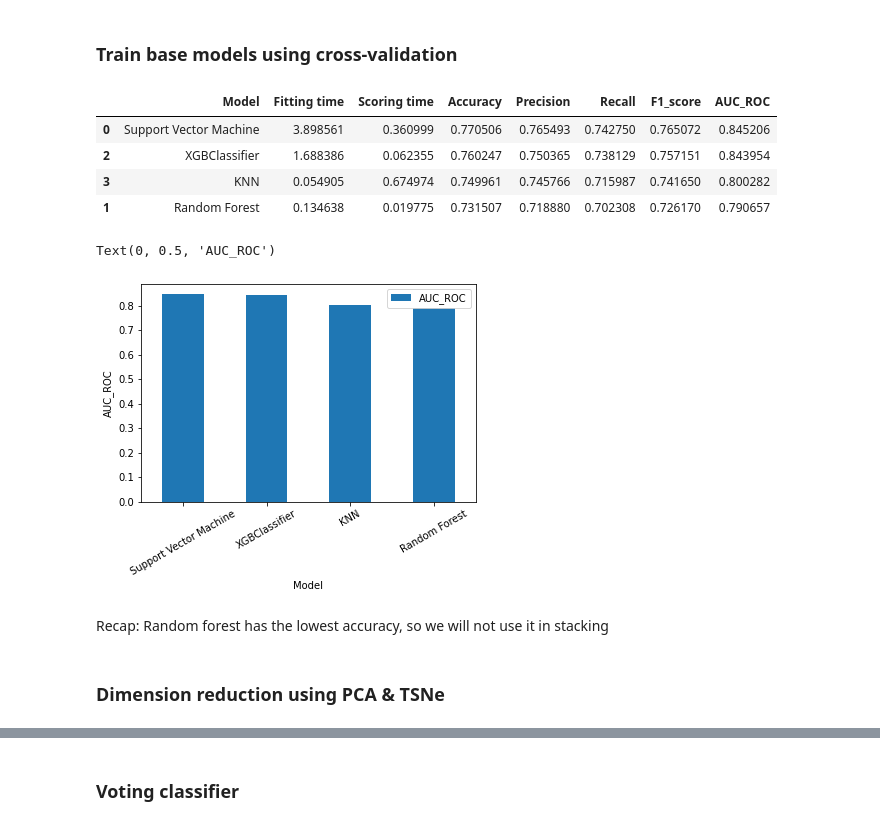
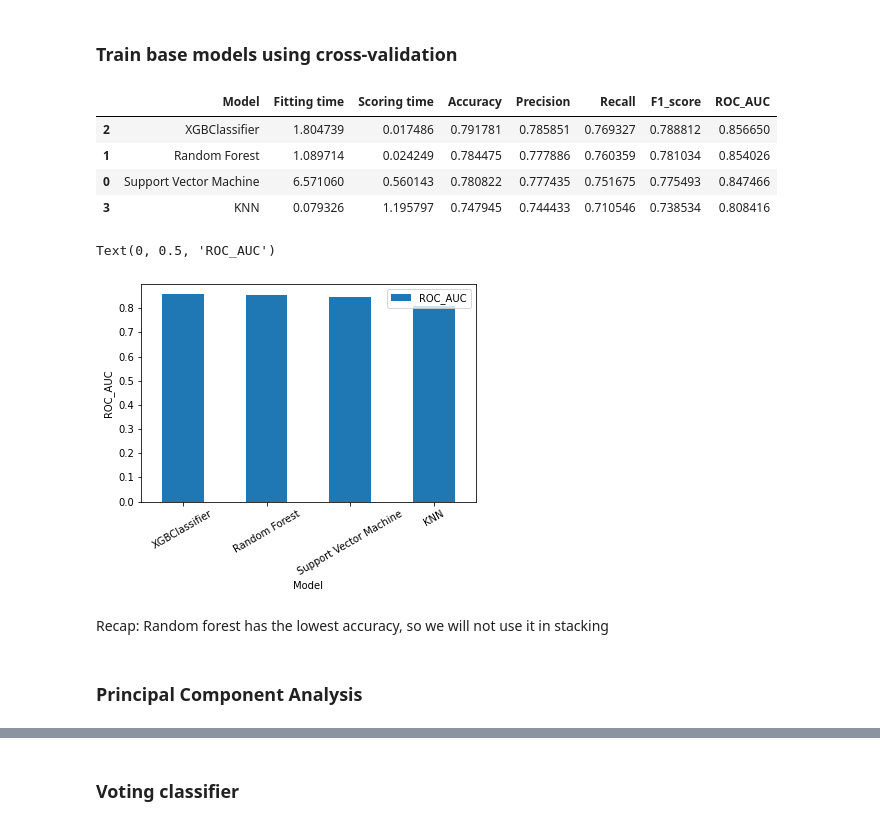
Before and after one commit to StefanPushkov/TestDocker, a Jupyter notebook: jupyter/ClassicML.ipynb, the cells around one changed output, grey strips where cells are left out. Cells and saved outputs as stored; diff of their text form; code cells hidden in the pictures.

```diff
--- a/jupyter/ClassicML.ipynb
+++ b/jupyter/ClassicML.ipynb
@@ -141,7 +158,7 @@ xgb_clf = XGBClassifier()
 scoring = ['accuracy', 'precision_macro', 'recall_macro' , 'f1_weighted', 'roc_auc']
 
 # Train with cross_validation
-scores_xgb = cross_validate(xgb_clf, X_train, Y_train, scoring=scoring, cv=5)
+scores_xgb = cross_validate(xgb_clf, X_std, y, scoring=scoring, cv=5)
 
 sorted(scores_xgb.keys())
 XGB_fit_time = scores_xgb['fit_time'].mean()
@@ -158,7 +175,7 @@ SVM = SVC(probability = True)
 scoring = ['accuracy','precision_macro', 'recall_macro' , 'f1_weighted', 'roc_auc']
 
 # Train with cross_validation
-scores_svm = cross_validate(SVM, X_train, Y_train, scoring=scoring, cv=5)
+scores_svm = cross_validate(SVM, X_std, y, scoring=scoring, cv=5)
 
 sorted(scores_svm.keys())
 SVM_fit_time = scores_svm['fit_time'].mean()
@@ -173,7 +190,9 @@ SVM_roc = scores_svm['test_roc_auc'].mean()
 KNN = KNeighborsClassifier()
 
 scoring = ['accuracy', 'precision_macro', 'recall_macro' , 'f1_weighted', 'roc_auc']
-scores_knn = cross_validate(KNN, X_train, Y_train, scoring=scoring, cv=5)
+
+# Train with cross_validation
+scores_knn = cross_validate(KNN, X_std, y, scoring=scoring, cv=5)
 
 sorted(scores_knn.keys())
 KNN_fit_time = scores_knn['fit_time'].mean()
@@ -193,23 +212,23 @@ models_initial = pd.DataFrame({
     'Precision'   : [SVM_precision, forest_precision, XGB_precision, KNN_precision],
     'Recall'      : [SVM_recall, forest_recall, XGB_recall, KNN_recall],
     'F1_score'    : [SVM_f1, forest_f1, XGB_f1, KNN_f1],
-    'AUC_ROC'     : [SVM_roc, forest_roc, XGB_roc, KNN_roc],
-    }, columns = ['Model', 'Fitting time', 'Scoring time', 'Accuracy', 'Precision', 'Recall', 'F1_score', 'AUC_ROC'])
+    'ROC_AUC'     : [SVM_roc, forest_roc, XGB_roc, KNN_roc],
+    }, columns = ['Model', 'Fitting time', 'Scoring time', 'Accuracy', 'Precision', 'Recall', 'F1_score', 'ROC_AUC'])
 
-models_initial.sort_values(by='AUC_ROC', ascending=False)
+models_initial.sort_values(by='ROC_AUC', ascending=False)
 # %% [output]
-|  | Model | Fitting time | Scoring time | Accuracy | Precision | Recall | F1_score | AUC_ROC |
-| 0 | Support Vector Machine | 3.898561 | 0.360999 | 0.770506 | 0.765493 | 0.742750 | 0.765072 | 0.845206 |
-| 2 | XGBClassifier | 1.688386 | 0.062355 | 0.760247 | 0.750365 | 0.738129 | 0.757151 | 0.843954 |
-| 3 | KNN | 0.054905 | 0.674974 | 0.749961 | 0.745766 | 0.715987 | 0.741650 | 0.800282 |
-| 1 | Random Forest | 0.134638 | 0.019775 | 0.731507 | 0.718880 | 0.702308 | 0.726170 | 0.790657 |
+|  | Model | Fitting time | Scoring time | Accuracy | Precision | Recall | F1_score | ROC_AUC |
+| 2 | XGBClassifier | 1.804739 | 0.017486 | 0.791781 | 0.785851 | 0.769327 | 0.788812 | 0.856650 |
+| 1 | Random Forest | 1.089714 | 0.024249 | 0.784475 | 0.777886 | 0.760359 | 0.781034 | 0.854026 |
+| 0 | Support Vector Machine | 6.571060 | 0.560143 | 0.780822 | 0.777435 | 0.751675 | 0.775493 | 0.847466 |
+| 3 | KNN | 0.079326 | 1.195797 | 0.747945 | 0.744433 | 0.710546 | 0.738534 | 0.808416 |
 # %%
-ax = models_initial.sort_values(by='Accuracy', ascending=False).plot.bar(x='Model', y='AUC_ROC', rot=30)
-ax.set_ylabel("AUC_ROC")
+ax = models_initial.sort_values(by='ROC_AUC', ascending=False).plot.bar(x='Model', y='ROC_AUC', rot=30)
+ax.set_ylabel("ROC_AUC")
 # %% [output]
-Text(0, 0.5, 'AUC_ROC')
+Text(0, 0.5, 'ROC_AUC')
-[figure, old version]
+[figure, new version]
 # %% [markdown]
 Recap: Random forest has the lowest accuracy, so we will not use it in stacking
-# %% [markdown]
-### Dimension reduction using PCA & TSNe
+# %% [markdown]
+### Principal Component Analysis
```
Also changed, not shown: parts of 36 cells of this notebook, 5 other files.
